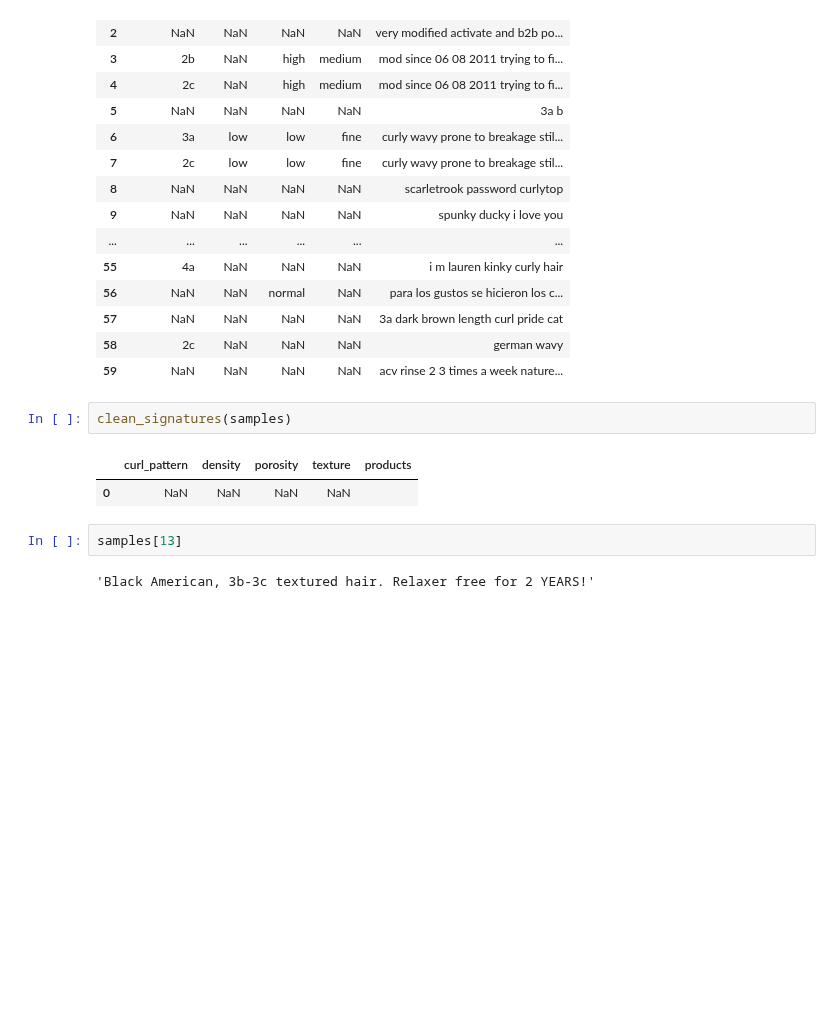
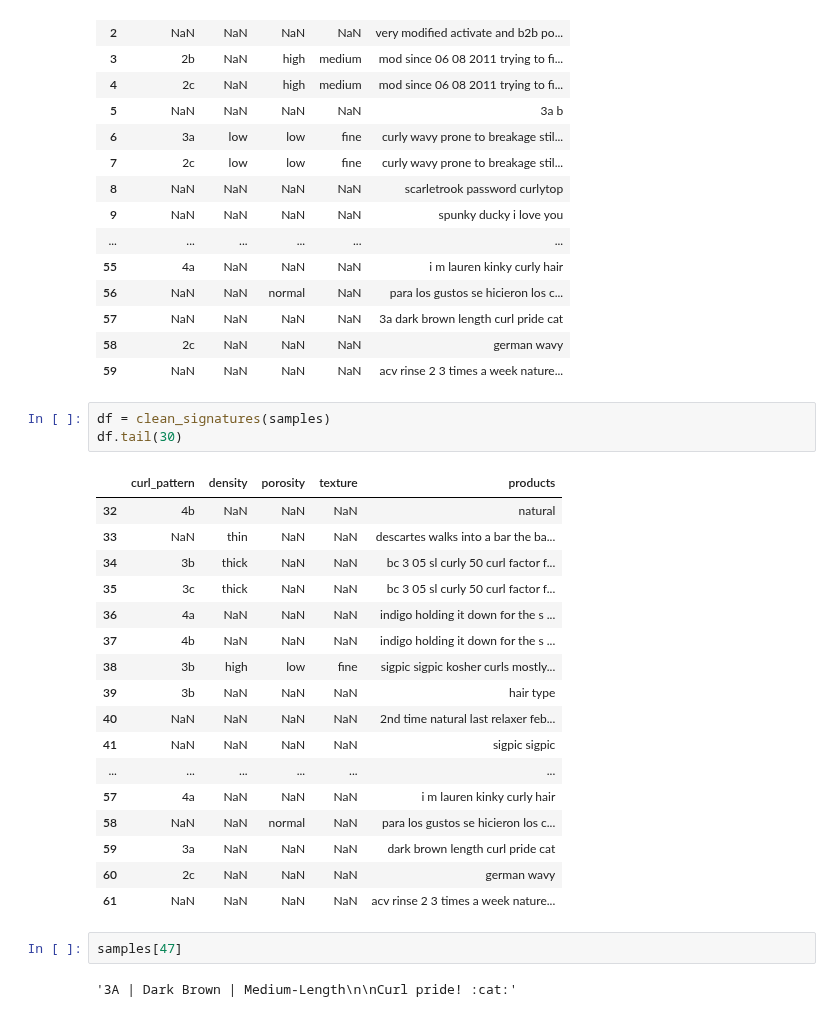
Before and after one commit to 99KHayes/products-for-curlies, a Jupyter notebook: notebooks/01_exploration/20190827-kph-data-cleaning.ipynb, the cells around one changed output. Saved outputs shown, nothing was run; the diff lists cells and outputs as text; blank space fills up the shorter version.

Commit message:
data frame creating cleaning funciton complete

```diff
--- a/notebooks/01_exploration/20190827-kph-data-cleaning.ipynb
+++ b/notebooks/01_exploration/20190827-kph-data-cleaning.ipynb
@@ -444,12 +449,28 @@ signature_df
 | 57 | NaN | NaN | NaN | NaN | 3a dark brown length curl pride cat |
 | 58 | 2c | NaN | NaN | NaN | german wavy |
 | 59 | NaN | NaN | NaN | NaN | acv rinse 2 3 times a week nature... |
-# %%
-clean_signatures(samples)
-# %% [output]
-|  | curl_pattern | density | porosity | texture | products |
-| 0 | NaN | NaN | NaN | NaN |  |
+# %%
+df = clean_signatures(samples)
+df.tail(30)
+# %% [output]
+|  | curl_pattern | density | porosity | texture | products |
+| 32 | 4b | NaN | NaN | NaN | natural |
+| 33 | NaN | thin | NaN | NaN | descartes walks into a bar the ba... |
+| 34 | 3b | thick | NaN | NaN | bc 3 05 sl curly 50 curl factor f... |
+| 35 | 3c | thick | NaN | NaN | bc 3 05 sl curly 50 curl factor f... |
+| 36 | 4a | NaN | NaN | NaN | indigo holding it down for the s ... |
+| 37 | 4b | NaN | NaN | NaN | indigo holding it down for the s ... |
+| 38 | 3b | high | low | fine | sigpic sigpic kosher curls mostly... |
+| 39 | 3b | NaN | NaN | NaN | hair type |
+| 40 | NaN | NaN | NaN | NaN | 2nd time natural last relaxer feb... |
+| 41 | NaN | NaN | NaN | NaN | sigpic sigpic |
+| ... | ... | ... | ... | ... | ... |
+| 57 | 4a | NaN | NaN | NaN | i m lauren kinky curly hair |
+| 58 | NaN | NaN | normal | NaN | para los gustos se hicieron los c... |
+| 59 | 3a | NaN | NaN | NaN | dark brown length curl pride cat |
+| 60 | 2c | NaN | NaN | NaN | german wavy |
+| 61 | NaN | NaN | NaN | NaN | acv rinse 2 3 times a week nature... |
 # %%
-samples[13]
+samples[47]
 # %% [output]
-'Black American, 3b-3c textured hair. Relaxer free for 2 YEARS!'
+'3A | Dark Brown | Medium-Length\n\nCurl pride! :cat:'
```
Also changed, not shown: parts of 3 cells of this notebook, 1 other file.
